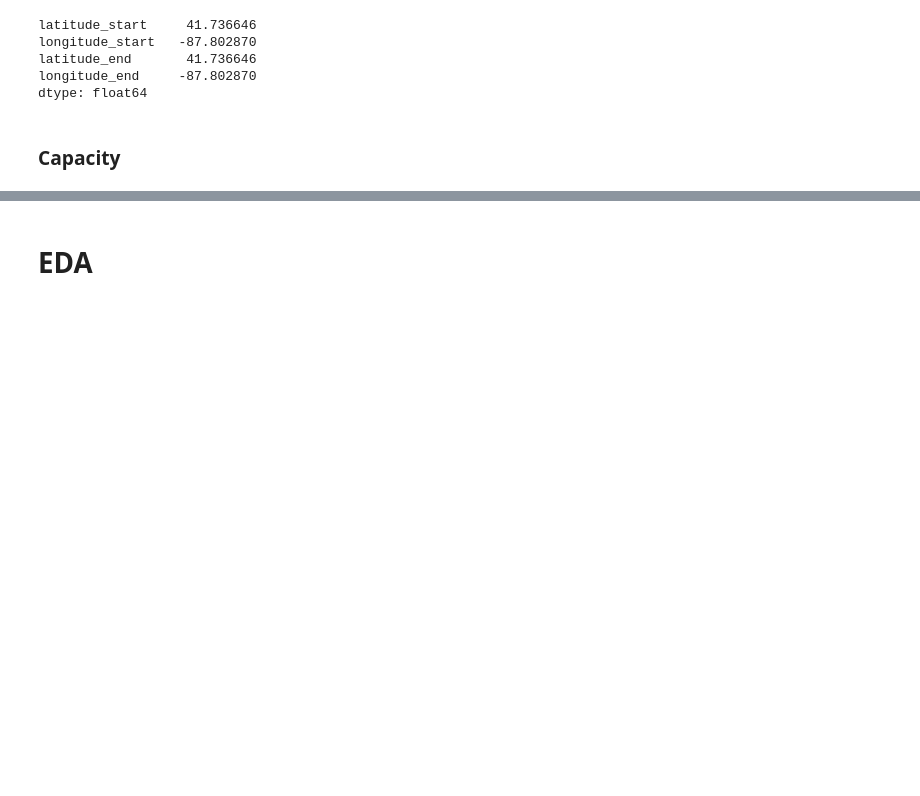
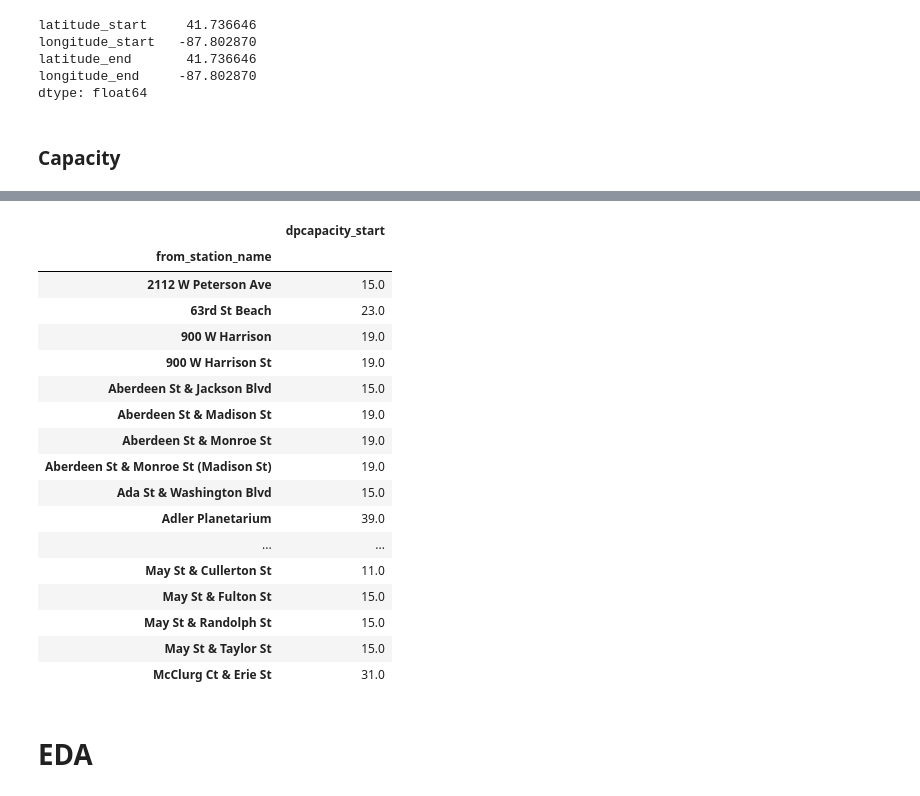
Before and after one commit to karahahn/Springboard_Capstone2, a Jupyter notebook: Capstone 2 Milestone 1.ipynb, the cells around one changed output, grey strips where cells are left out. Saved outputs shown, nothing was run; the diff lists cells and outputs as text; code cells hidden in the pictures; blank space fills up the shorter version.

Commit message:
starting capacity

```diff
--- a/Capstone 2 Milestone 1.ipynb
+++ b/Capstone 2 Milestone 1.ipynb
@@ -663,3 +429,0 @@ memory usage: 29.2+ MB
-# %%
-data['date'] = data['starttime'].dt.strftime('%Y-%m-%d')
-data.head()
@@ -1131,3 +429,0 @@ memory usage: 701.5+ MB
-# %%
-data['dateh'] = data['starttime'].values.astype('<M8[h]')
-data.head()
@@ -1599,3 +576,25 @@ array([[<matplotlib.axes._subplots.AxesSubplot object at 0x...>]],
+# %%
+# maximum capacity at each station
+data[['from_station_name','dpcapacity_start']].drop_duplicates().groupby('from_station_name').max()
+# %% [output]
+|  | dpcapacity_start |
+| from_station_name |  |
+| 2112 W Peterson Ave | 15.0 |
+| 63rd St Beach | 23.0 |
+| 900 W Harrison | 19.0 |
+| 900 W Harrison St | 19.0 |
+| Aberdeen St & Jackson Blvd | 15.0 |
+| Aberdeen St & Madison St | 19.0 |
+| Aberdeen St & Monroe St | 19.0 |
+| Aberdeen St & Monroe St (Madison St) | 19.0 |
+| Ada St & Washington Blvd | 15.0 |
+| Adler Planetarium | 39.0 |
+| ... | ... |
+| May St & Cullerton St | 11.0 |
+| May St & Fulton St | 15.0 |
+| May St & Randolph St | 15.0 |
+| May St & Taylor St | 15.0 |
+| McClurg Ct & Erie St | 31.0 |
 # %% [markdown]
 # EDA
 # %%
```
Also changed, not shown: parts of 145 cells of this notebook.
